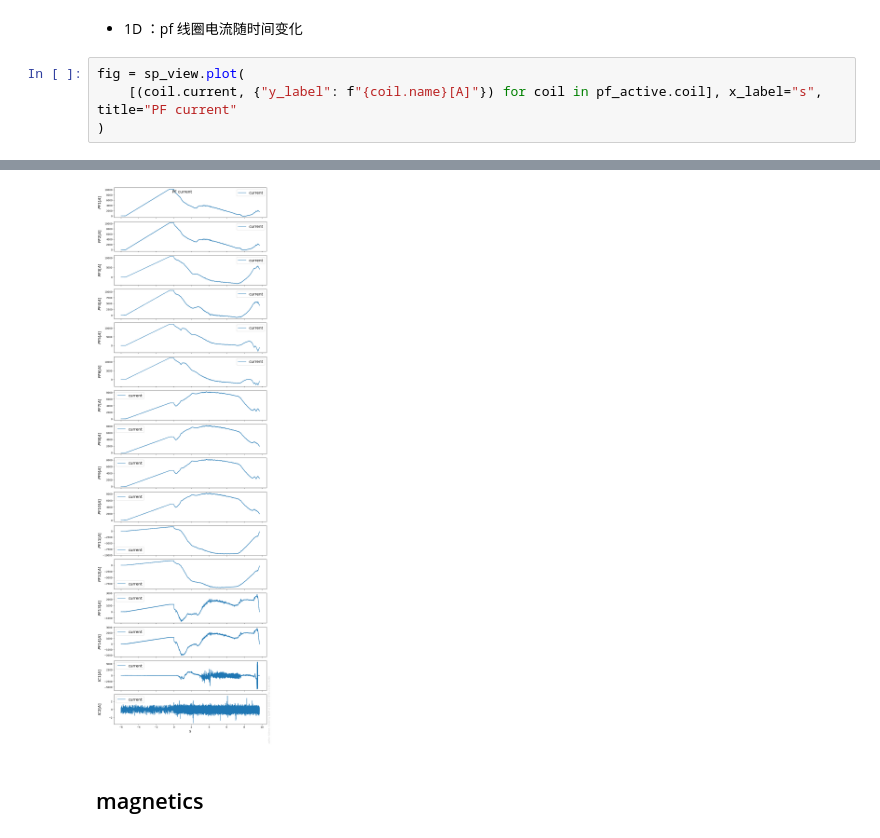
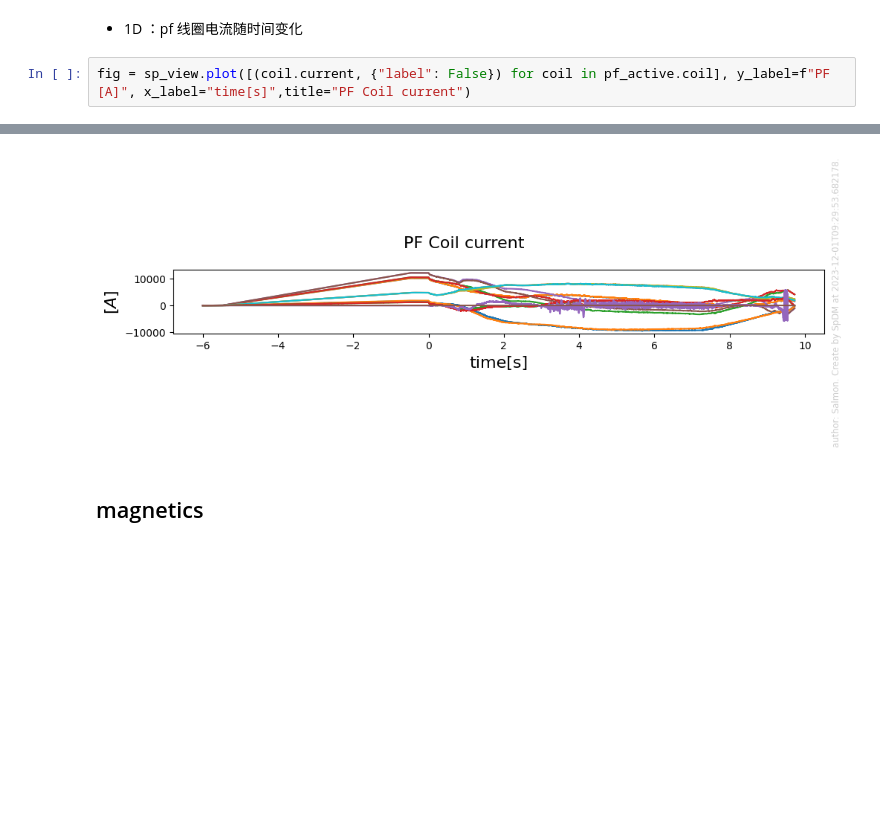
Before and after one commit to fusion-yun/fytok_tutorial, a Jupyter notebook: tutorial/FyTok_module_Device.ipynb, the cells around one changed output, grey strips where cells are left out. Saved outputs shown, nothing was run; the diff lists cells and outputs as text; blank space fills up the shorter version.

Commit message:
[update]sp_view.plot

```diff
--- a/tutorial/FyTok_module_Device.ipynb
+++ b/tutorial/FyTok_module_Device.ipynb
@@ -113,7 +113,5 @@ fig=sp_view.display(pf_active)
 # %% [markdown]
 - 1D ：pf 线圈电流随时间变化
 # %%
-fig = sp_view.plot(
-    [(coil.current, {"y_label": f"{coil.name}[A]"}) for coil in pf_active.coil], x_label="s", title="PF current"
-)
+fig = sp_view.plot([(coil.current, {"label": False}) for coil in pf_active.coil], y_label=f"PF [A]", x_label="time[s]",title="PF Coil current")
 # %% [output]
@@ -122,4 +120,4 @@ fig = sp_view.plot(
-[figure, old version]
+[figure, new version]
 # %% [markdown]
 ## magnetics
 # %% [markdown]
```
Also changed, not shown: parts of 4 cells of this notebook, 6 other files.
